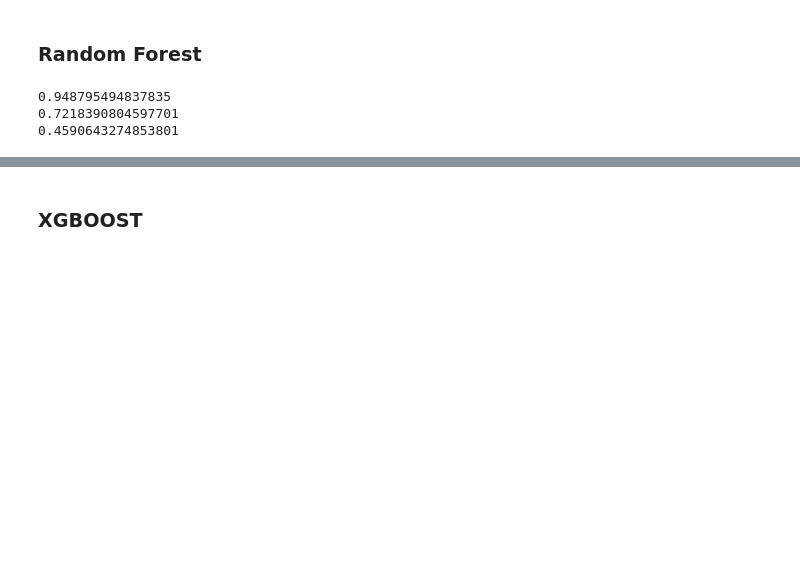
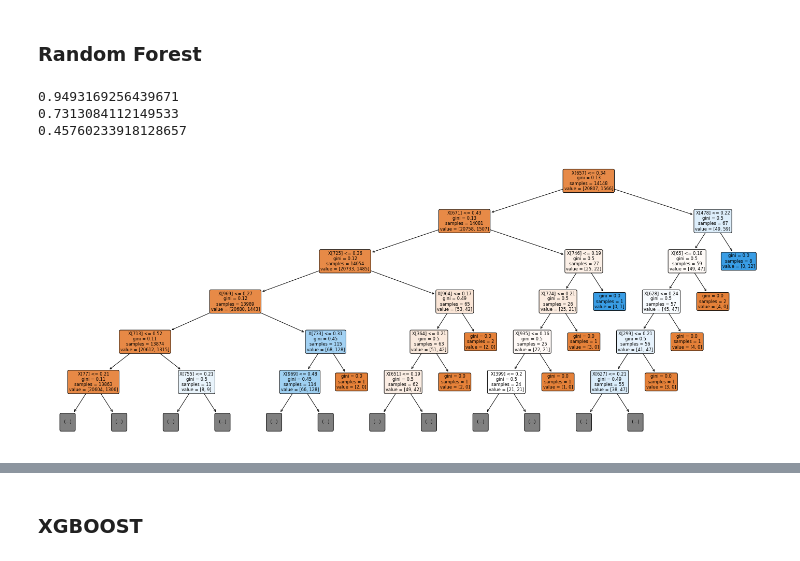
Before and after one commit to nsbisht/S2_Project_AoML_Comparative_Study_of_ML_Classification_Algorithms, a Jupyter notebook: Twitter_Sentiment_Analysis/SA.ipynb, the cells around one changed output, grey strips where cells are left out. Cells and saved outputs as stored; diff of their text form; code cells hidden in the pictures; blank space fills up the shorter version.

```diff
--- a/Twitter_Sentiment_Analysis/SA.ipynb
+++ b/Twitter_Sentiment_Analysis/SA.ipynb
@@ -444,10 +444,20 @@ fig.savefig("decision_tree.png")
 # %%
 rf_classifier.fit(X_train, y_train)
 prediction = rf_classifier.predict(X_test)
 print(metrics.accuracy_score(y_test, prediction))
 print(metrics.precision_score(y_test, prediction))
 print(metrics.recall_score(y_test, prediction))
+
+fig = plt.figure(figsize=(25,10))
+plot_tree(rf_classifier.estimators_[0],
+                  max_depth = 5,
+                  rounded = True,
+                  precision = 2,
+                  filled = True,
+                  )
+plt.show()
 # %% [output]
-0.948795494837835
-0.7218390804597701
-0.4590643274853801
+0.9493169256439671
+0.7313084112149533
+0.45760233918128657
+[figure, added]
```
Also changed, not shown: parts of 3 cells of this notebook, 3 other files.
